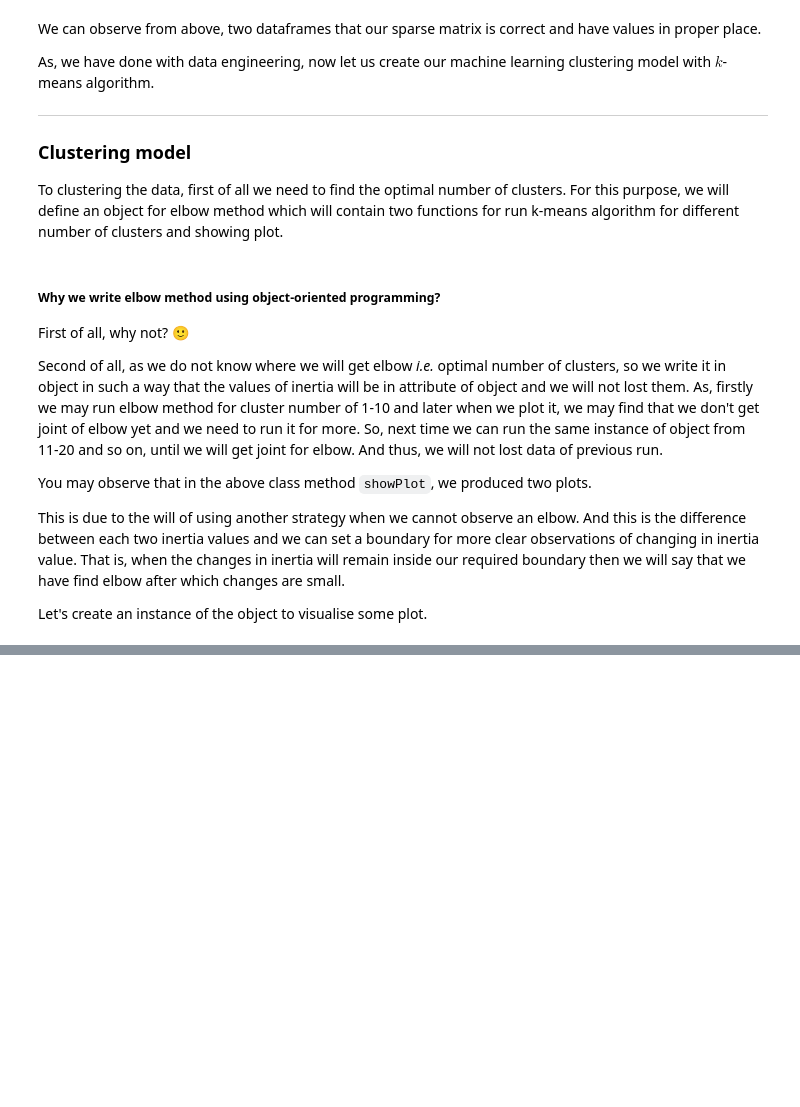
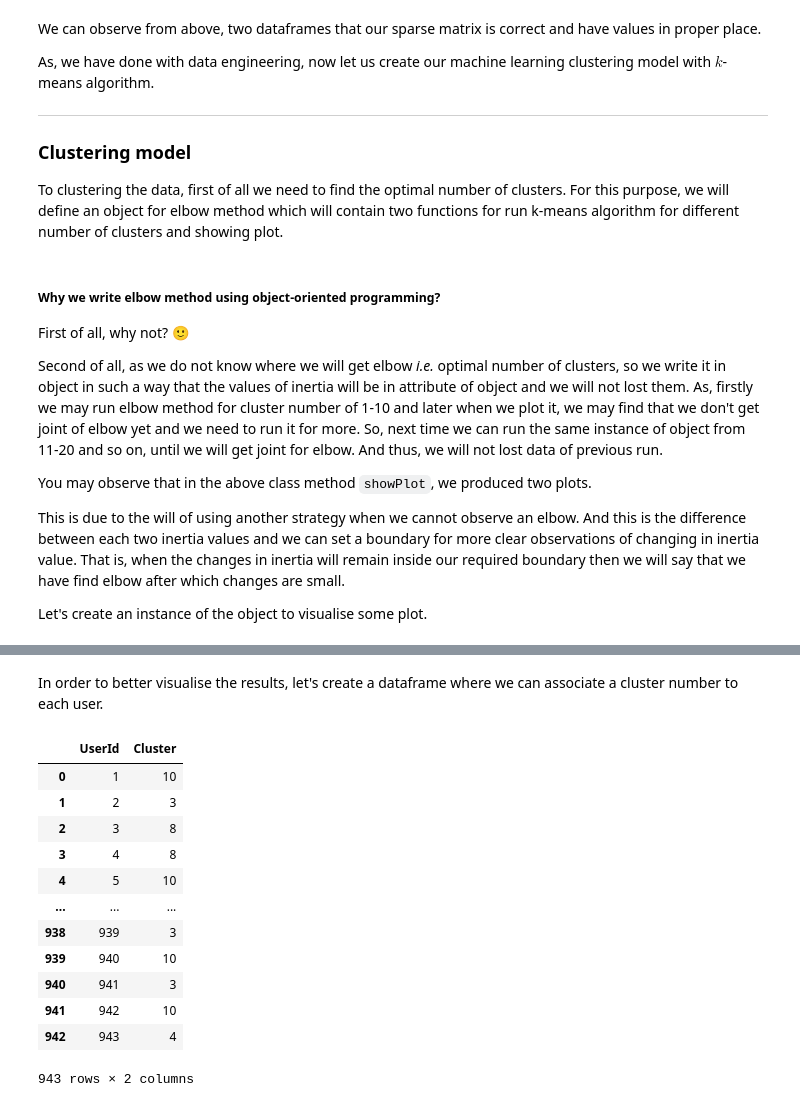
Before and after one commit to oscar-defelice/Recommender-Systems-Course, a Jupyter notebook: src/05.KMeansRecommendations.ipynb, the cells around one changed output, grey strips where cells are left out. Cells and saved outputs as stored; diff of their text form; code cells hidden in the pictures; blank space fills up the shorter version.

Commit message:
feat: Add lecture about kmeans

```diff
--- a/src/05.KMeansRecommendations.ipynb
+++ b/src/05.KMeansRecommendations.ipynb
@@ -630,0 +653,22 @@ elbow_method.showPlot(boundary=200)
+# %%
+kmeans = KMeans(n_clusters=11, init = 'k-means++', max_iter = 300, n_init = 10, random_state = 42)
+clusters = kmeans.fit_predict(users_movies_matrix.astype(np.int32))
+# %% [markdown]
+In order to better visualise the results, let's create a dataframe where we can associate a cluster number to each user.
+# %%
+users_cluster = pd.DataFrame(np.concatenate((users.reshape(-1,1), clusters.reshape(-1,1)), axis = 1), columns = ['UserId', 'Cluster'])
+users_cluster
+# %% [output]
+|  | UserId | Cluster |
+| 0 | 1 | 10 |
+| 1 | 2 | 3 |
+| 2 | 3 | 8 |
+| 3 | 4 | 8 |
+| 4 | 5 | 10 |
+| ... | ... | ... |
+| 938 | 939 | 3 |
+| 939 | 940 | 10 |
+| 940 | 941 | 3 |
+| 941 | 942 | 10 |
+| 942 | 943 | 4 |
+943 rows × 2 columns
```
Also changed, not shown: parts of 33 cells of this notebook.
